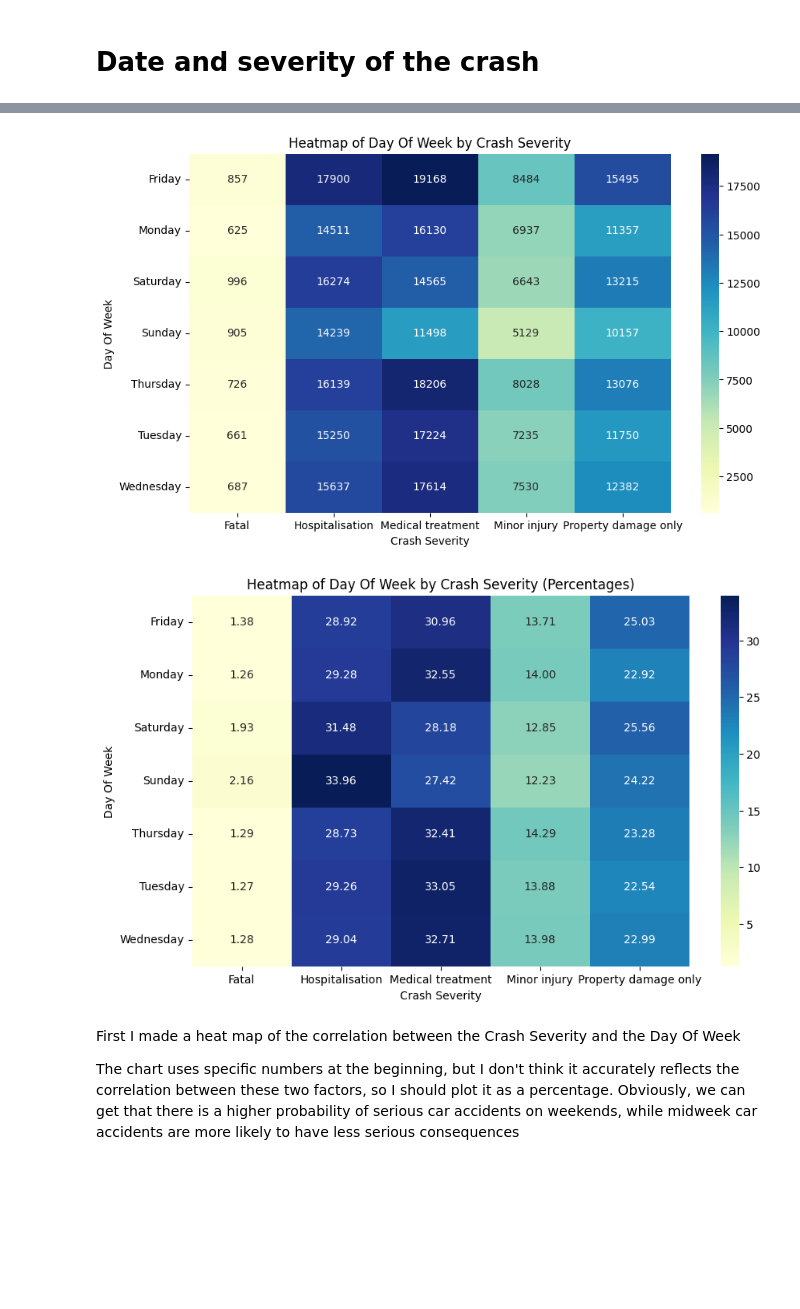
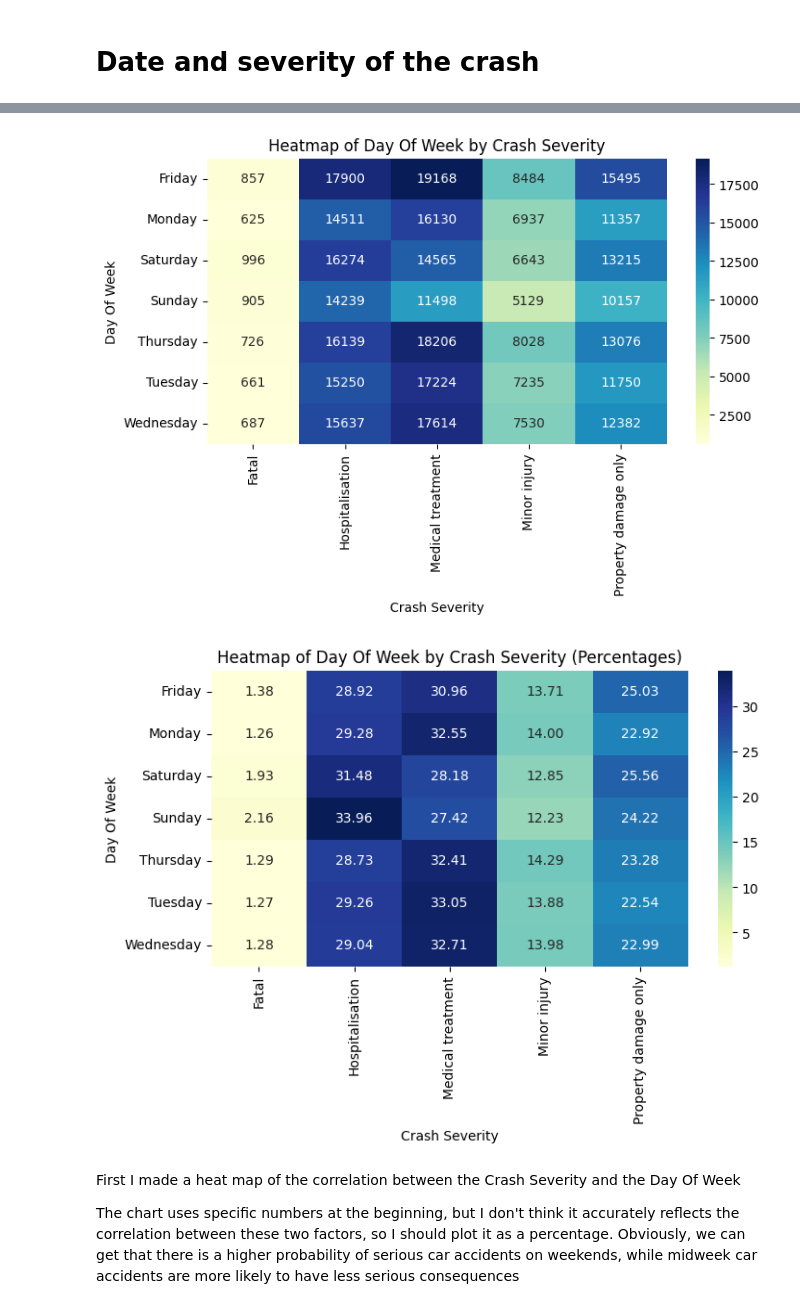
Before and after one commit to thome123/dateproject, a Jupyter notebook: Basic data analysis.ipynb, the cells around one changed output, grey strips where cells are left out. Saved outputs shown, nothing was run; the diff lists cells and outputs as text; code cells hidden in the pictures; blank space fills up the shorter version.

```diff
--- a/Basic data analysis.ipynb
+++ b/Basic data analysis.ipynb
@@ -38,7 +38,6 @@ from matplotlib.colors import ListedColormap
 file_name = "C:\\Users\\oliver\\1161\\dateproject\\date\\crashdate.csv"
 # %%
 %matplotlib inline
-plt.rcParams['figure.figsize'] = (20, 10)
 # %% [markdown]
 Extract and get crash data from my path
 # %%
@@ -461,29 +349,23 @@ Next, I was curious about the relationship between the severity of the accident
 
 So I created a correlation heat map to show the relationship between these factors
 # %%
-# Create a cross-tabulation between 'Crash_Day_Of_Week' and 'Crash_Severity'
 cross_tab = pd.crosstab(data["Crash_Day_Of_Week"], data["Crash_Severity"])
-
-# Create a heatmap to visualize the cross-tabulation
-plt.figure(figsize=(10, 6))
+plt.figure(figsize=(8,4))
 sns.heatmap(cross_tab, annot=True, cmap="YlGnBu", fmt='d')
 plt.title("Heatmap of Day Of Week by Crash Severity")
 plt.xlabel("Crash Severity")
 plt.ylabel("Day Of Week")
 plt.show()
-# Normalize the crosstab by row (Crash_Day_Of_Week) to get percentages
 cross_tab_percent = cross_tab.div(cross_tab.sum(axis=1), axis=0) * 100
-
-# Create a heatmap of the normalized crosstab (percentages)
-plt.figure(figsize=(10, 6))
+plt.figure(figsize=(8,4))
 sns.heatmap(cross_tab_percent, annot=True, cmap="YlGnBu", fmt='.2f')
 plt.title("Heatmap of Day Of Week by Crash Severity (Percentages)")
 plt.xlabel("Crash Severity")
 plt.ylabel("Day Of Week")
 plt.show()
 # %% [output]
-[figure, old version]
+[figure, new version]
-[figure, old version]
+[figure, new version]
 # %% [markdown]
 First I made a heat map of the correlation between the Crash Severity and the Day Of Week
 
```
Also changed, not shown: parts of 15 cells of this notebook.
